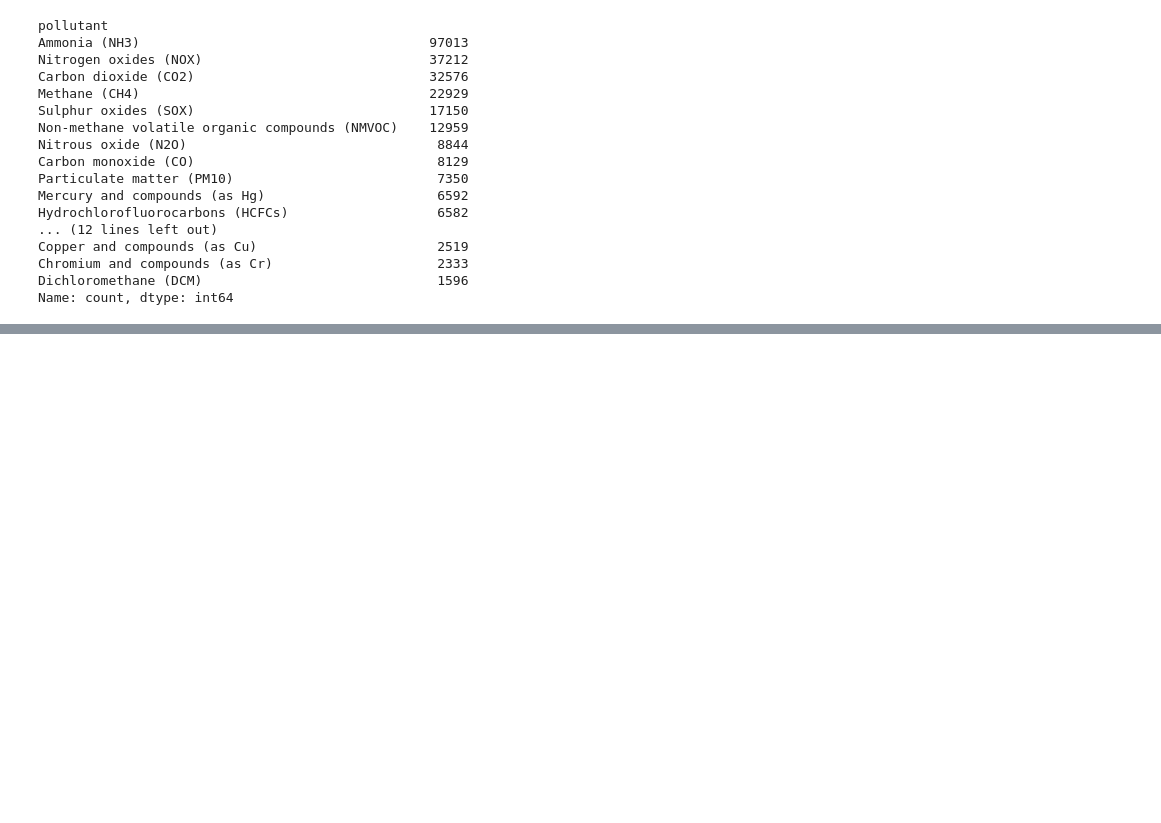
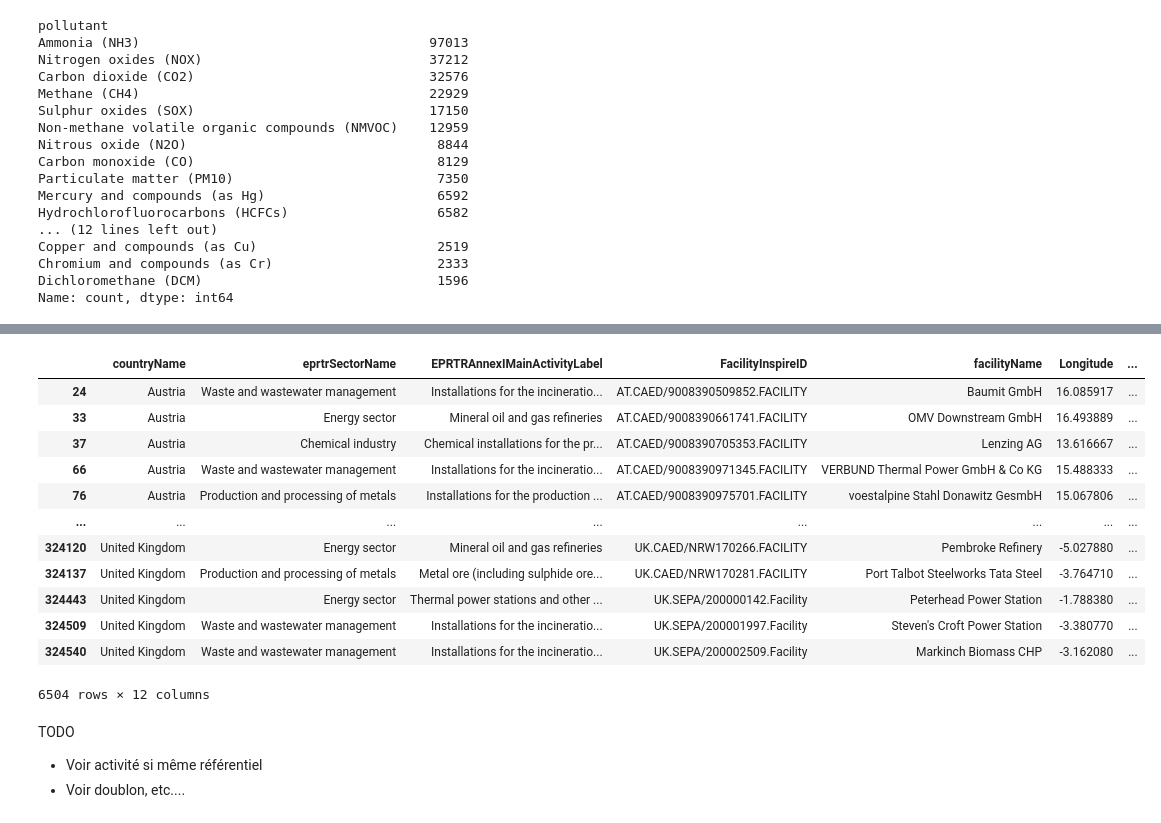
Before and after one commit to FanZy0127/environmental_impact, a Jupyter notebook: modules/Air/jupyter_main_air.ipynb, the cells around one changed output, grey strips where cells are left out. Drawn from its saved outputs; the diff is of its cells as text; code cells hidden in the pictures; blank space fills up the shorter version.

Commit message:
classification emissions

```diff
--- a/modules/Air/jupyter_main_air.ipynb
+++ b/modules/Air/jupyter_main_air.ipynb
@@ -874,4 +896,4 @@ Chromium and compounds (as Cr)                     2333
 Dichloromethane (DCM)                              1596
 Name: count, dtype: int64
 # %%
-groupby_sector_pollutant = df.groupby(["eprtrSectorName", "pollutant"])["emissions"].quantile(q=[0.20, 0.40, 0.60, 0.80])
+groupby_sector_pollutant = df.groupby(["eprtrSectorName", "pollutant"])["emissions"].quantile(q=[0.125, 0.25, 0.375, 0.5, 0.625, 0.75, 0.875])
@@ -893,0 +900,4 @@ groupby_sector_pollutant.unstack().stack().reset_index()
+# %%
+groupby_sector_pollutant = groupby_sector_pollutant.unstack().stack().reset_index()
+groupby_sector_pollutant = groupby_sector_pollutant.rename(columns={"level_2": "quintile", 0: "thresholdQuintile"})
+groupby_sector_pollutant.head(7)
@@ -893,0 +954,20 @@ groupby_sector_pollutant.unstack().stack().reset_index()
+# %%
+def get_quintile(d_frame: pd.DataFrame, sector: str, pollutant: str, emission: float, return_col: str, last_elem: int = -1) -> float:
+    subset = d_frame[
+        (d_frame.eprtrSectorName == sector) &
+        (d_frame.pollutant == pollutant) &
+        (d_frame.thresholdQuintile < emission)
+    ][return_col]
+
+    return subset.iloc[last_elem] if len(subset) > 0 else 0.0
+# %%
+df["quintile"] = df.apply(
+    lambda x: get_quintile(
+        groupby_sector_pollutant,
+        x["eprtrSectorName"],
+        x["pollutant"],
+        x["emissions"],
+        "quintile"
+    ),
+    axis=1
+)
@@ -893,0 +983,20 @@ groupby_sector_pollutant.unstack().stack().reset_index()
+# %%
+df[(df.quintile == 0.8) & (df.pollutant == "Carbon dioxide (CO2)")]
+# %% [output]
+|  | countryName | eprtrSectorName | EPRTRAnnexIMainActivityLabel | FacilityInspireID | facilityName | Longitude | ... |
+| 24 | Austria | Waste and wastewater management | Installations for the incineratio... | AT.CAED/9008390509852.FACILITY | Baumit GmbH | 16.085917 | ... |
+| 33 | Austria | Energy sector | Mineral oil and gas refineries | AT.CAED/9008390661741.FACILITY | OMV Downstream GmbH | 16.493889 | ... |
+| 37 | Austria | Chemical industry | Chemical installations for the pr... | AT.CAED/9008390705353.FACILITY | Lenzing AG | 13.616667 | ... |
+| 66 | Austria | Waste and wastewater management | Installations for the incineratio... | AT.CAED/9008390971345.FACILITY | VERBUND Thermal Power GmbH & Co KG | 15.488333 | ... |
+| 76 | Austria | Production and processing of metals | Installations for the production ... | AT.CAED/9008390975701.FACILITY | voestalpine Stahl Donawitz GesmbH | 15.067806 | ... |
+| ... | ... | ... | ... | ... | ... | ... | ... |
+| 324120 | United Kingdom | Energy sector | Mineral oil and gas refineries | UK.CAED/NRW170266.FACILITY | Pembroke Refinery | -5.027880 | ... |
+| 324137 | United Kingdom | Production and processing of metals | Metal ore (including sulphide ore... | UK.CAED/NRW170281.FACILITY | Port Talbot Steelworks Tata Steel | -3.764710 | ... |
+| 324443 | United Kingdom | Energy sector | Thermal power stations and other ... | UK.SEPA/200000142.Facility | Peterhead Power Station | -1.788380 | ... |
+| 324509 | United Kingdom | Waste and wastewater management | Installations for the incineratio... | UK.SEPA/200001997.Facility | Steven's Croft Power Station | -3.380770 | ... |
+| 324540 | United Kingdom | Waste and wastewater management | Installations for the incineratio... | UK.SEPA/200002509.Facility | Markinch Biomass CHP | -3.162080 | ... |
+6504 rows × 12 columns
+# %% [markdown]
+TODO
+- Voir activité si même référentiel
+- Voir doublon, etc....
```
Also changed, not shown: parts of 16 cells of this notebook.
